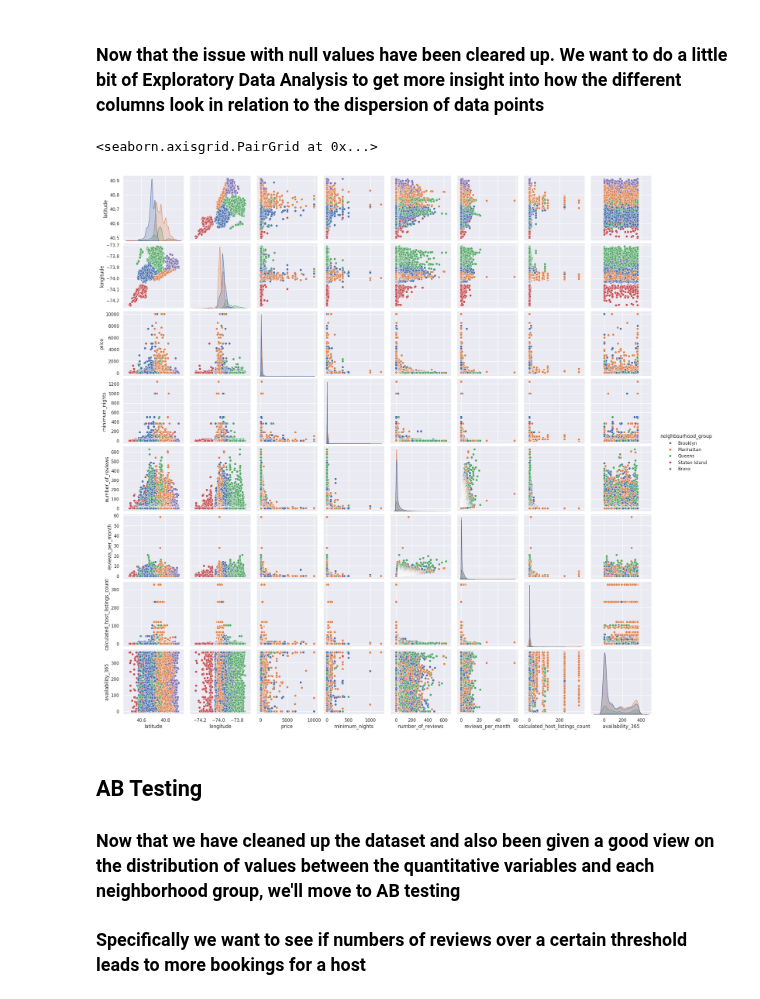
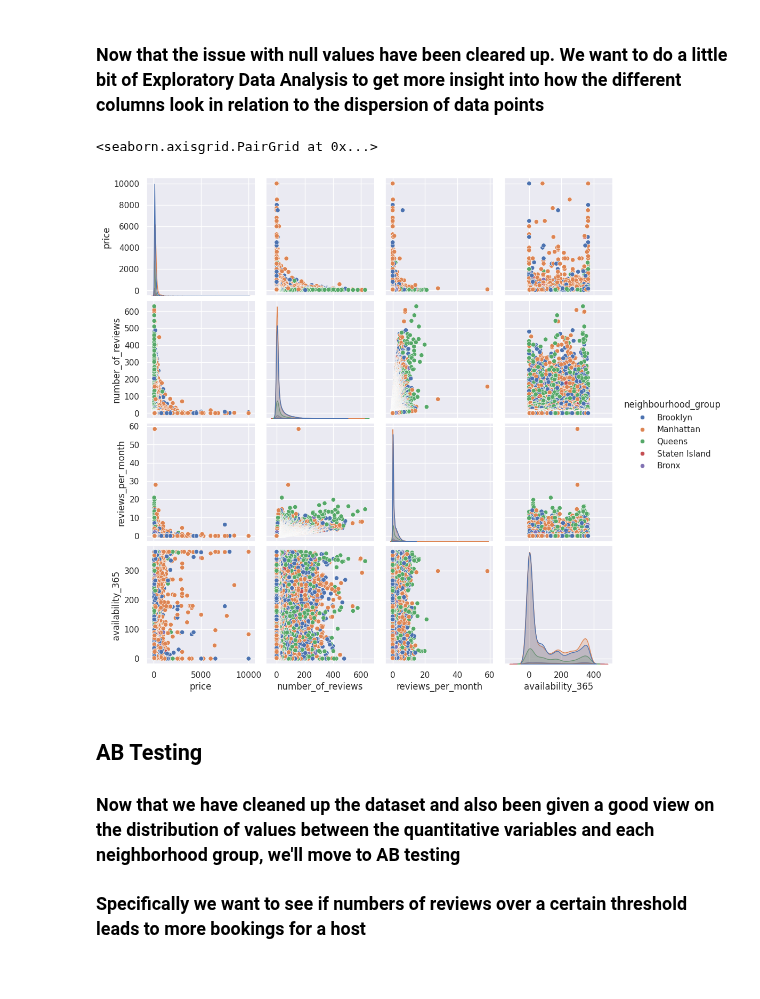
Before and after one commit to Adamb0lt/airbnb_data_analysis_and_DB_storage, a Jupyter notebook: NYC airbnb/airbnb_analysis_ML.ipynb, the cells around one changed output. Drawn from its saved outputs; the diff is of its cells as text; code cells hidden in the pictures.

```diff
--- a/NYC airbnb/airbnb_analysis_ML.ipynb
+++ b/NYC airbnb/airbnb_analysis_ML.ipynb
@@ -69,3 +69,12 @@ Index(['id', 'name', 'host_id', 'host_name', 'neighbourhood_group',
        'reviews_per_month', 'calculated_host_listings_count',
        'availability_365'],
       dtype='object')
+# %%
+# remove a few columns that won't be necessary going forward
+features_needed = ['id', 'name', 'host_id', 'host_name', 'neighbourhood_group',
+       'neighbourhood', 'room_type','price',
+       'number_of_reviews', 'last_review',
+       'reviews_per_month',
+       'availability_365']
+df = df[features_needed]
+df.head()
@@ -201,15 +213,15 @@ For example, when doing 'df[col].method(value, inplace=True)', try using 'df.met
 # %% [markdown]
 ### Now that the issue with null values have been cleared up. We want to do a little bit of Exploratory Data Analysis to get more insight into how the different columns look in relation to the dispersion of data points
 # %%
-selected_features = df[['neighbourhood_group','latitude', 'longitude', 'price',
-       'minimum_nights', 'number_of_reviews',
-       'reviews_per_month', 'calculated_host_listings_count',
+selected_features = df[['neighbourhood_group','price',
+       'number_of_reviews',
+       'reviews_per_month',
        'availability_365']]
 
 sns.pairplot(data=selected_features, hue='neighbourhood_group')
 # %% [output]
 <seaborn.axisgrid.PairGrid at 0x...>
-[figure, old version]
+[figure, new version]
 # %% [markdown]
 ## AB Testing
 ### Now that we have cleaned up the dataset and also been given a good view on the distribution of values between the quantitative variables and each neighborhood group, we'll move to AB testing
```
Also changed, not shown: parts of 20 cells of this notebook.
